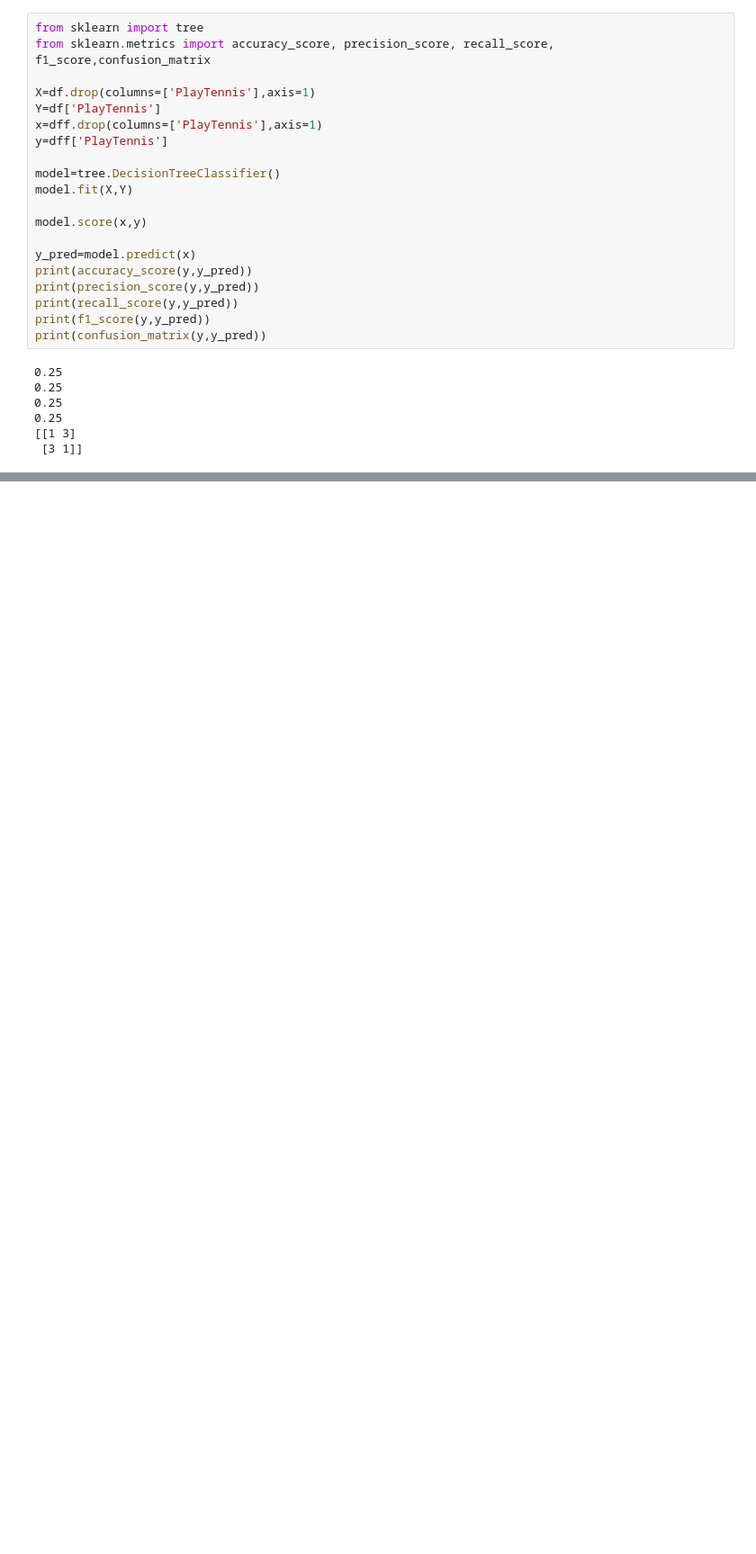
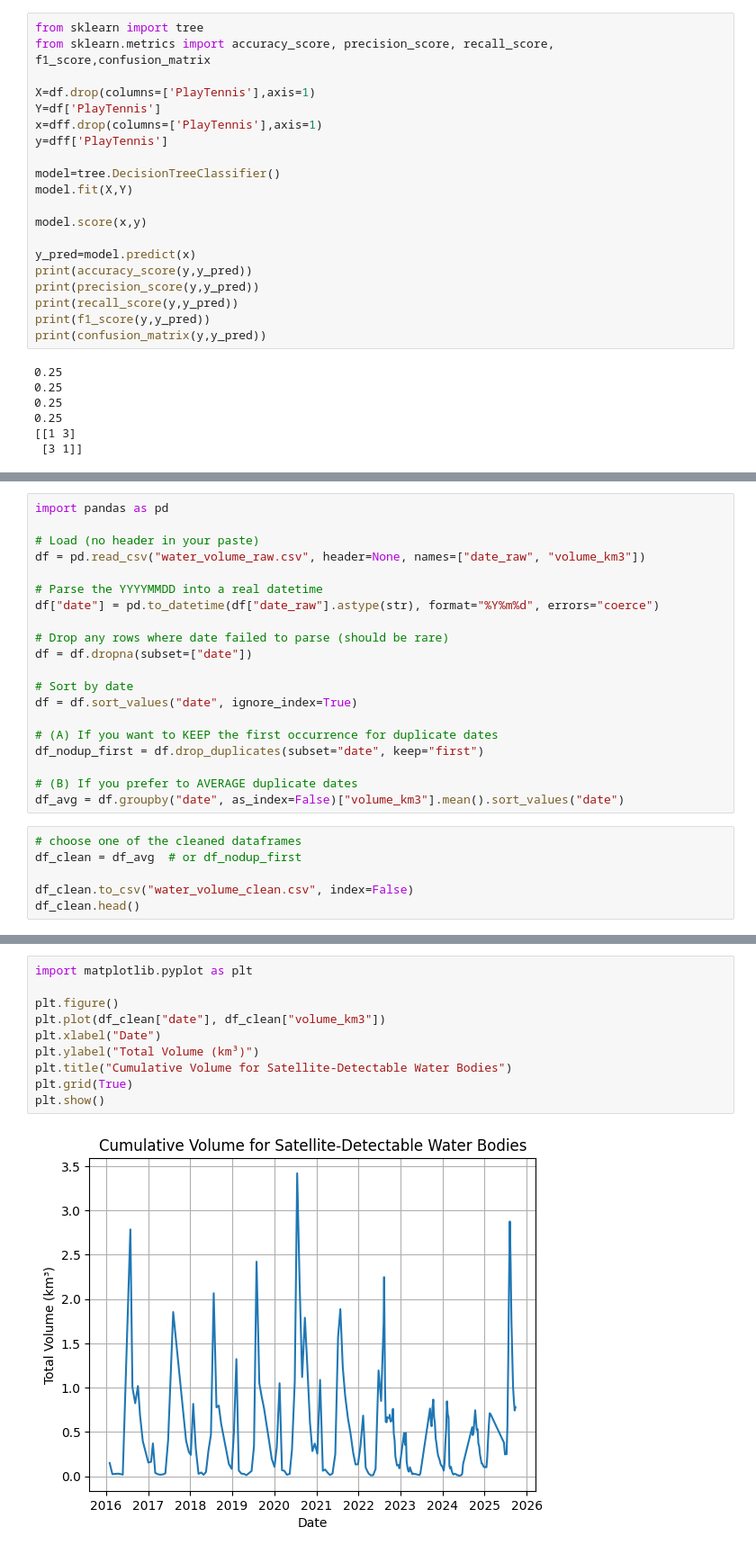
Before and after one commit to AdelZahid/Machine_learning_practice, a Jupyter notebook: Adel/ML_supervised/des.ipynb, the cells around one changed output, grey strips where cells are left out. Shown at 90% size. Cells and saved outputs as stored; diff of their text form; blank space fills up the shorter version.

```diff
--- a/Adel/ML_supervised/des.ipynb
+++ b/Adel/ML_supervised/des.ipynb
@@ -285,0 +612,26 @@ print(confusion_matrix(y,y_pred))
+# %%
+import pandas as pd
+
+# Load (no header in your paste)
+df = pd.read_csv("water_volume_raw.csv", header=None, names=["date_raw", "volume_km3"])
+
+# Parse the YYYYMMDD into a real datetime
+df["date"] = pd.to_datetime(df["date_raw"].astype(str), format="%Y%m%d", errors="coerce")
+
+# Drop any rows where date failed to parse (should be rare)
+df = df.dropna(subset=["date"])
+
+# Sort by date
+df = df.sort_values("date", ignore_index=True)
+
+# (A) If you want to KEEP the first occurrence for duplicate dates
+df_nodup_first = df.drop_duplicates(subset="date", keep="first")
+
+# (B) If you prefer to AVERAGE duplicate dates
+df_avg = df.groupby("date", as_index=False)["volume_km3"].mean().sort_values("date")
+# %%
+# choose one of the cleaned dataframes
+df_clean = df_avg  # or df_nodup_first
+
+df_clean.to_csv("water_volume_clean.csv", index=False)
+df_clean.head()
@@ -285,0 +645,12 @@ print(confusion_matrix(y,y_pred))
+# %%
+import matplotlib.pyplot as plt
+
+plt.figure()
+plt.plot(df_clean["date"], df_clean["volume_km3"])
+plt.xlabel("Date")
+plt.ylabel("Total Volume (km³)")
+plt.title("Cumulative Volume for Satellite-Detectable Water Bodies")
+plt.grid(True)
+plt.show()
+# %% [output]
+[figure, added]
```
Also changed, not shown: parts of 9 cells of this notebook, 19 other files.
